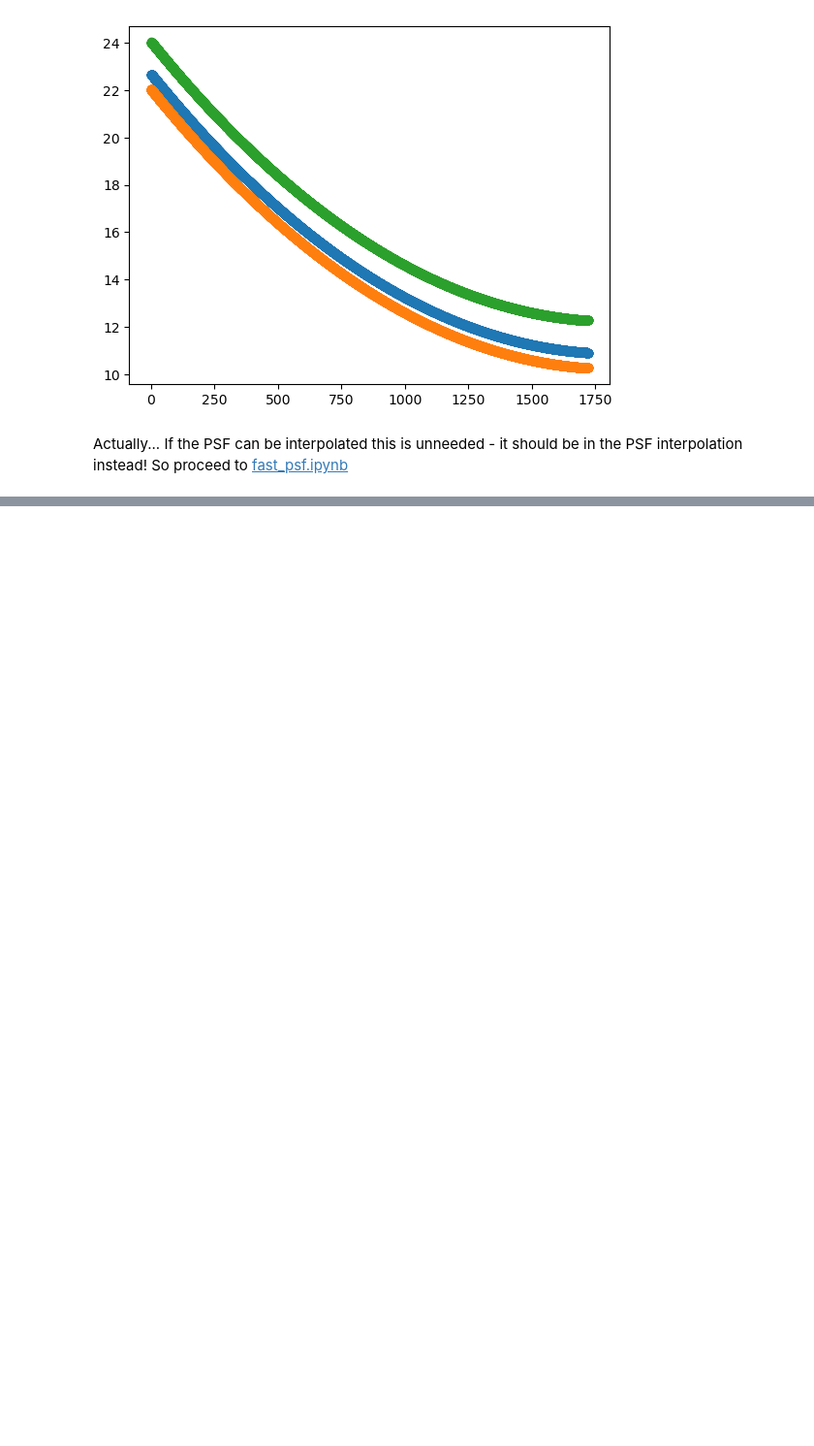
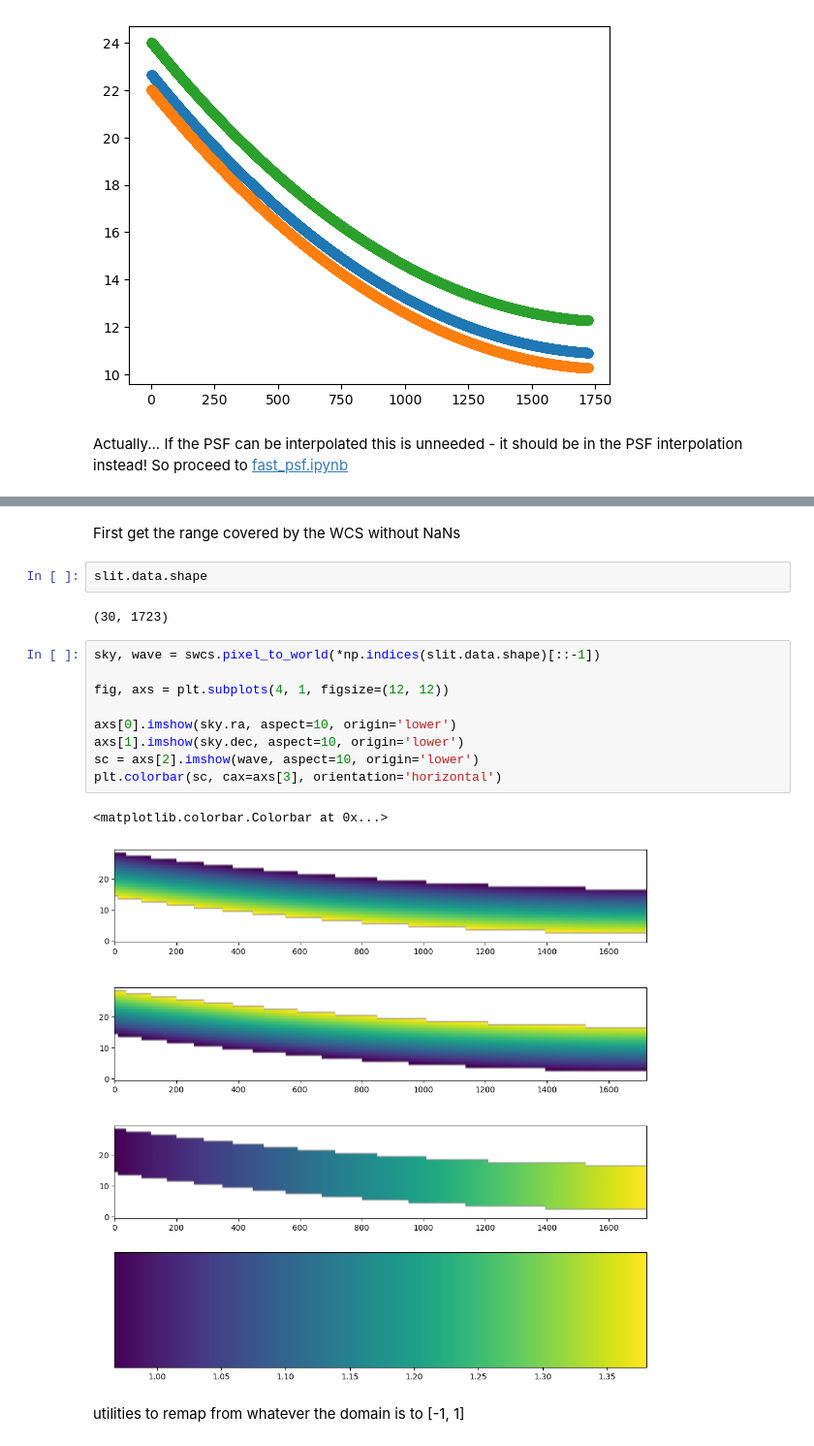
Before and after one commit to eteq/m31_jwst_2609_vol2, a Jupyter notebook: experimentation/fast_wcs.ipynb, the cells around one changed output, grey strips where cells are left out. Shown at 97% size. Drawn from its saved outputs; the diff is of its cells as text; blank space fills up the shorter version.

```diff
--- a/experimentation/fast_wcs.ipynb
+++ b/experimentation/fast_wcs.ipynb
@@ -73,0 +83,20 @@ Oh, but as [wcs_linear_testing.ipynb](wcs_linear_testing.ipynb) shows, the *wave
+# %% [markdown]
+First get the range covered by the WCS without NaNs
+# %%
+slit.data.shape
+# %% [output]
+(30, 1723)
+# %%
+sky, wave = swcs.pixel_to_world(*np.indices(slit.data.shape)[::-1])
+
+fig, axs = plt.subplots(4, 1, figsize=(12, 12))
+
+axs[0].imshow(sky.ra, aspect=10, origin='lower')
+axs[1].imshow(sky.dec, aspect=10, origin='lower')
+sc = axs[2].imshow(wave, aspect=10, origin='lower')
+plt.colorbar(sc, cax=axs[3], orientation='horizontal')
+# %% [output]
+<matplotlib.colorbar.Colorbar at 0x...>
+[figure, added]
+# %% [markdown]
+utilities to remap from whatever the domain is to [-1, 1]
```
Also changed, not shown: parts of 37 cells of this notebook, 3 other files.
